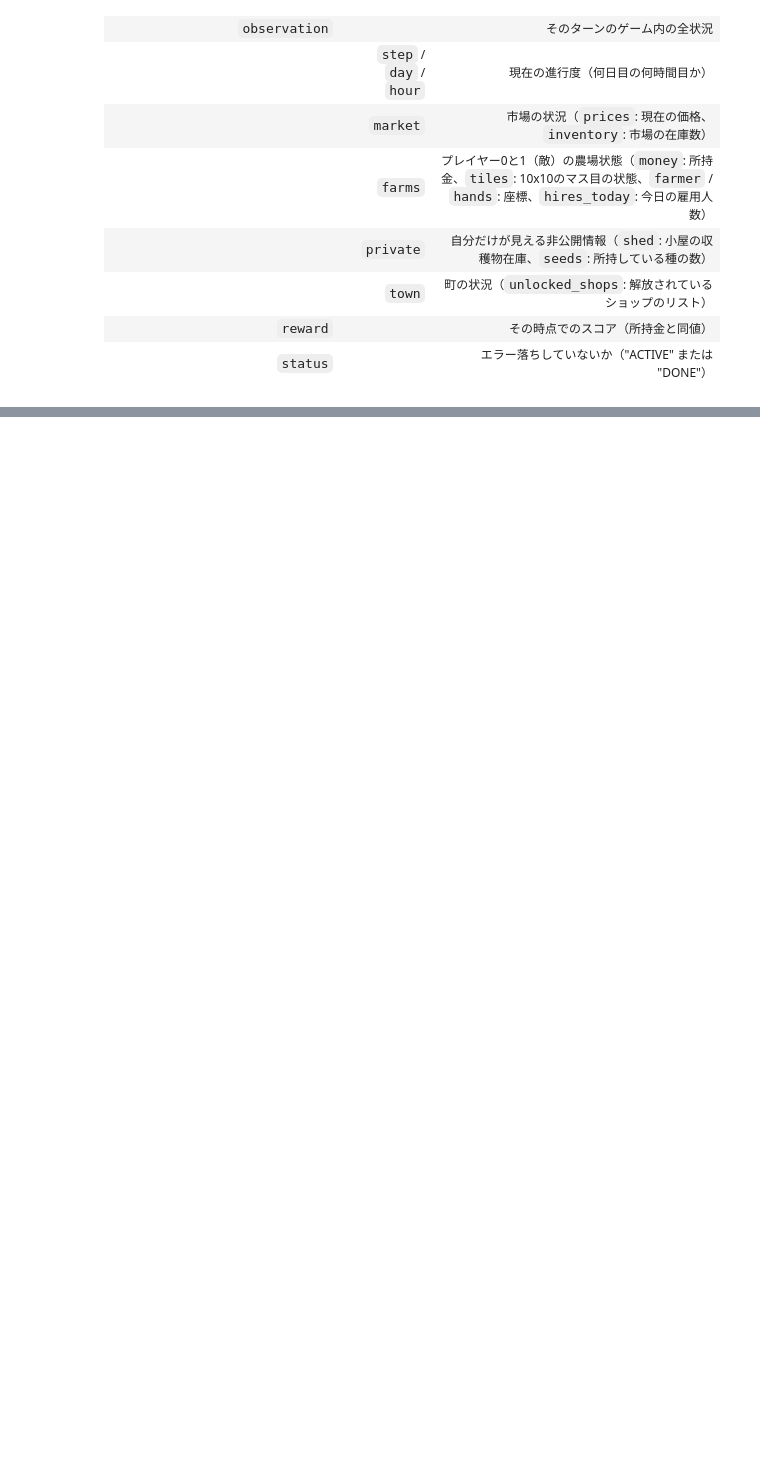
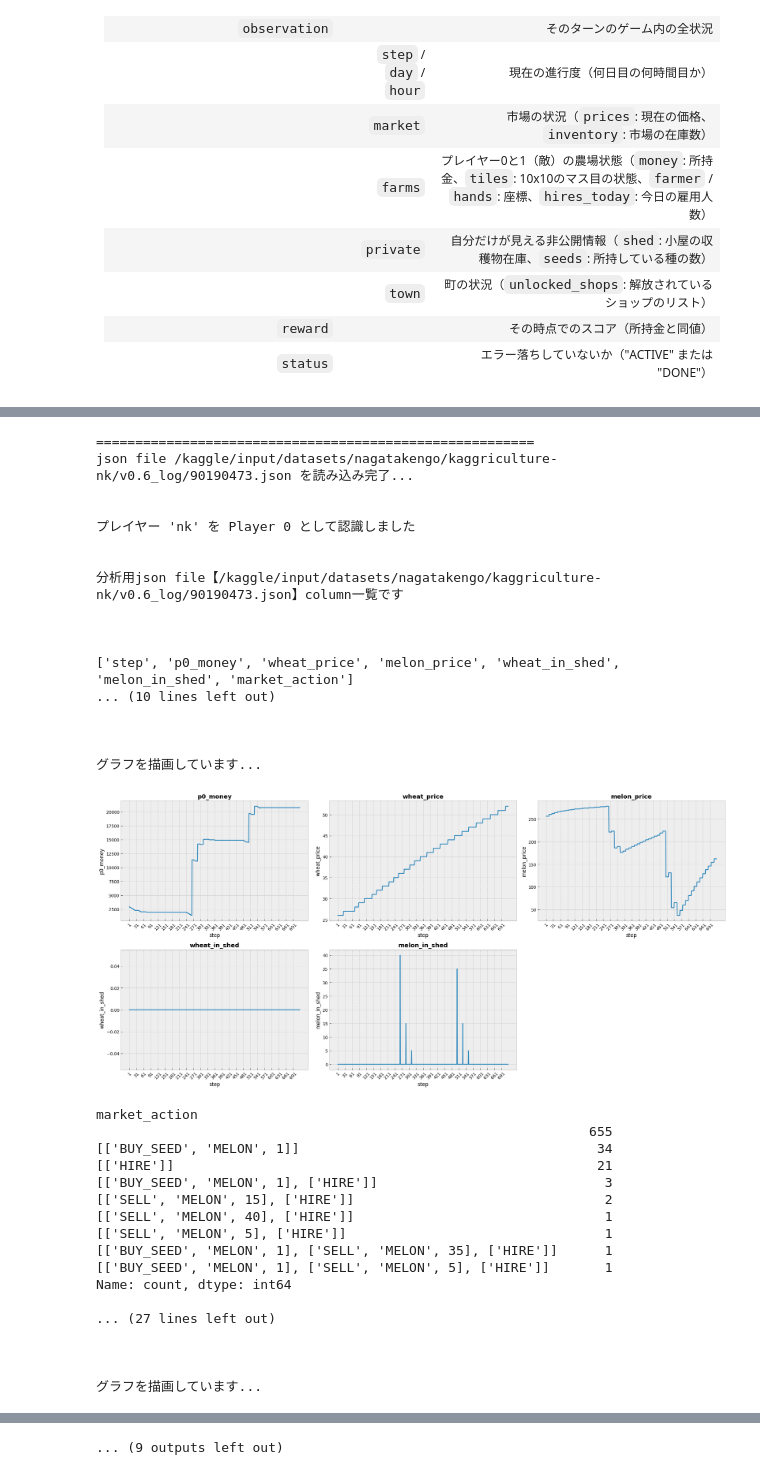
Before and after one commit to kenkenkengo0421/Kaggriculture, a Jupyter notebook: main.ipynb, the cells around one changed output, grey strips where cells are left out. Cells and saved outputs as stored; diff of their text form; code cells hidden in the pictures; blank space fills up the shorter version.

```diff
--- a/main.ipynb
+++ b/main.ipynb
@@ -476,0 +482,47 @@ Name: count, dtype: int64
+# %%
+df_1 = (j_log("/kaggle/input/datasets/nagatakengo/kaggriculture-nk/v0.6_log/90190473.json"))
+df_2 = (j_log("/kaggle/input/datasets/nagatakengo/kaggriculture-nk/v0.6_log/90192486.json"))
+df_3 = (j_log("/kaggle/input/datasets/nagatakengo/kaggriculture-nk/v0.6_log/90193959.json"))
+df_4 = (j_log("/kaggle/input/datasets/nagatakengo/kaggriculture-nk/v0.6_log/90195410.json"))
+df_5 = (j_log("/kaggle/input/datasets/nagatakengo/kaggriculture-nk/v0.6_log/90196015.json"))
+df_6 = (j_log("/kaggle/input/datasets/nagatakengo/kaggriculture-nk/v0.6_log/90203848.json"))
+df_7 = (j_log("/kaggle/input/datasets/nagatakengo/kaggriculture-nk/v0.6_log/90208122.json"))
+df_8 = (j_log("/kaggle/input/datasets/nagatakengo/kaggriculture-nk/v0.6_log/90236958.json"))
+df_9 = (j_log("/kaggle/input/datasets/nagatakengo/kaggriculture-nk/v0.6_log/90249656.json"))
+df_10 = (j_log("/kaggle/input/datasets/nagatakengo/kaggriculture-nk/v0.6_log/90283277.json"))
+# %% [output]
+========================================================
+json file /kaggle/input/datasets/nagatakengo/kaggriculture-nk/v0.6_log/90190473.json を読み込み完了...
+
+
+プレイヤー 'nk' を Player 0 として認識しました
+
+
+分析用json file【/kaggle/input/datasets/nagatakengo/kaggriculture-nk/v0.6_log/90190473.json】column一覧です
+
+
+
+['step', 'p0_money', 'wheat_price', 'melon_price', 'wheat_in_shed', 'melon_in_shed', 'market_action']
+... (10 lines left out)
+
+
+
+グラフを描画しています...
+[figure, added]
+market_action
+                                                               655
+[['BUY_SEED', 'MELON', 1]]                                      34
+[['HIRE']]                                                      21
+[['BUY_SEED', 'MELON', 1], ['HIRE']]                             3
+[['SELL', 'MELON', 15], ['HIRE']]                                2
+[['SELL', 'MELON', 40], ['HIRE']]                                1
+[['SELL', 'MELON', 5], ['HIRE']]                                 1
+[['BUY_SEED', 'MELON', 1], ['SELL', 'MELON', 35], ['HIRE']]      1
+[['BUY_SEED', 'MELON', 1], ['SELL', 'MELON', 5], ['HIRE']]       1
+Name: count, dtype: int64
+
+... (27 lines left out)
+
+
+
+グラフを描画しています...
@@ -476,0 +602 @@ Name: count, dtype: int64
+... (9 outputs left out)
```
Also changed, not shown: parts of 5 cells of this notebook.
